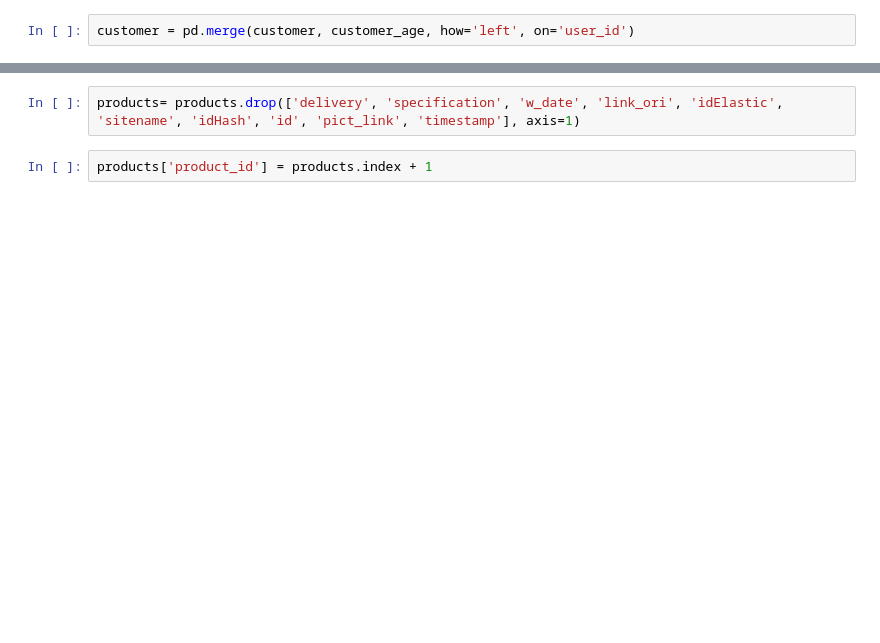
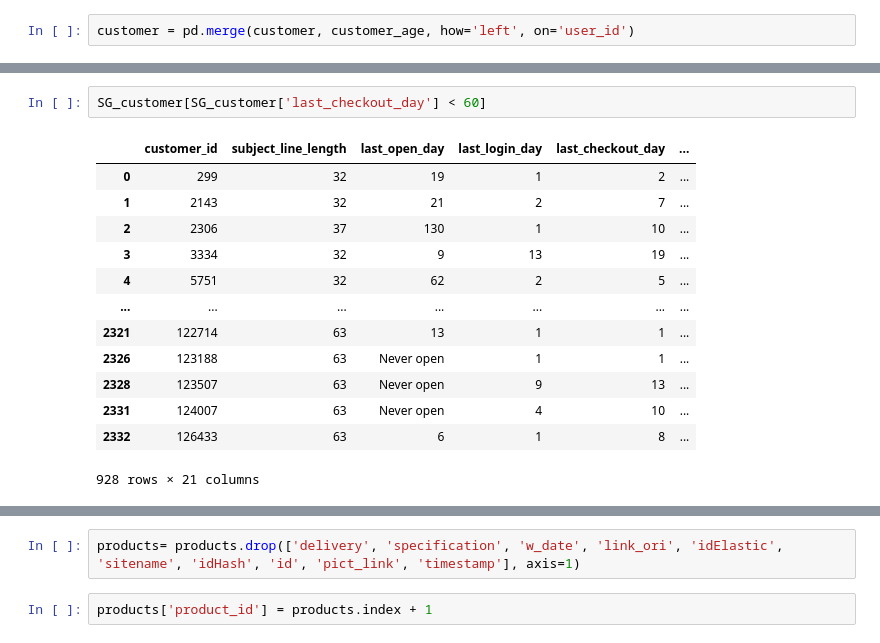
Before and after one commit to 7-teens/7-teens-DSA3101-2410-Project, a Jupyter notebook: Data Preparation/Data_Preparation.ipynb, the cells around one changed output, grey strips where cells are left out. Saved outputs shown, nothing was run; the diff lists cells and outputs as text; blank space fills up the shorter version.

```diff
--- a/Data Preparation/Data_Preparation.ipynb
+++ b/Data Preparation/Data_Preparation.ipynb
@@ -137,0 +90,16 @@ SG_customer
+# %%
+SG_customer[SG_customer['last_checkout_day'] < 60]
+# %% [output]
+|  | customer_id | subject_line_length | last_open_day | last_login_day | last_checkout_day | ... |
+| 0 | 299 | 32 | 19 | 1 | 2 | ... |
+| 1 | 2143 | 32 | 21 | 2 | 7 | ... |
+| 2 | 2306 | 37 | 130 | 1 | 10 | ... |
+| 3 | 3334 | 32 | 9 | 13 | 19 | ... |
+| 4 | 5751 | 32 | 62 | 2 | 5 | ... |
+| ... | ... | ... | ... | ... | ... | ... |
+| 2321 | 122714 | 63 | 13 | 1 | 1 | ... |
+| 2326 | 123188 | 63 | Never open | 1 | 1 | ... |
+| 2328 | 123507 | 63 | Never open | 9 | 13 | ... |
+| 2331 | 124007 | 63 | Never open | 4 | 10 | ... |
+| 2332 | 126433 | 63 | 6 | 1 | 8 | ... |
+928 rows × 21 columns
```
Also changed, not shown: parts of 99 cells of this notebook, 1 other file.
